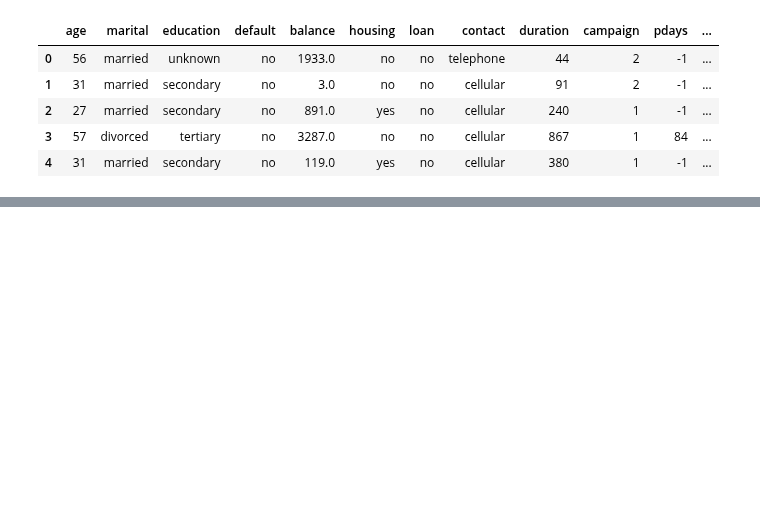
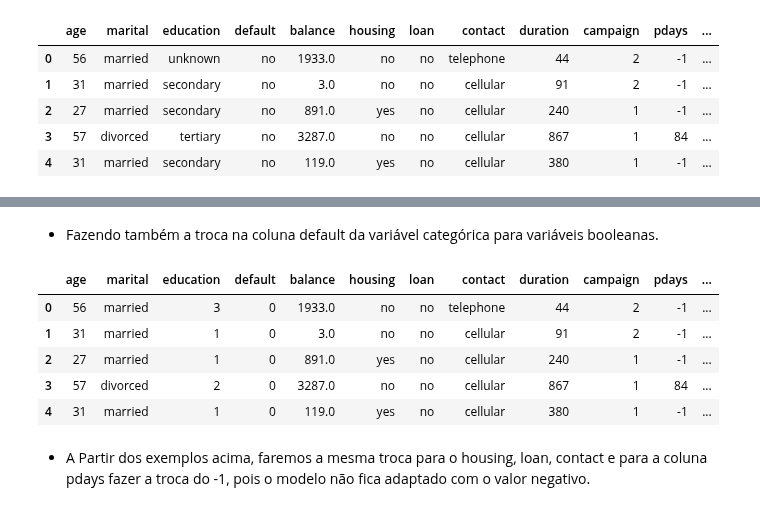
Before and after one commit to AyrtonCossuol/boston-test-dataset-analysis, a Jupyter notebook: mentoria_laborem/Modulo_2/Modulo_2.ipynb, the cells around one changed output, grey strips where cells are left out. Saved outputs shown, nothing was run; the diff lists cells and outputs as text; code cells hidden in the pictures; blank space fills up the shorter version.

Commit message:
:hammer:  treatment for creating the model is finalized

```diff
--- a/mentoria_laborem/Modulo_2/Modulo_2.ipynb
+++ b/mentoria_laborem/Modulo_2/Modulo_2.ipynb
@@ -440,0 +462,16 @@ data_treino.head()
+# %%
+data_treino.loc[(data_treino.default == 'yes'), 'default'] = 1
+data_treino.loc[(data_treino.default == 'no'), 'default'] = 0
+# %% [markdown]
+- Fazendo também a troca na coluna default da variável categórica para variáveis booleanas.
+# %%
+data_treino.head()
+# %% [output]
+|  | age | marital | education | default | balance | housing | loan | contact | duration | campaign | pdays | ... |
+| 0 | 56 | married | 3 | 0 | 1933.0 | no | no | telephone | 44 | 2 | -1 | ... |
+| 1 | 31 | married | 1 | 0 | 3.0 | no | no | cellular | 91 | 2 | -1 | ... |
+| 2 | 27 | married | 1 | 0 | 891.0 | yes | no | cellular | 240 | 1 | -1 | ... |
+| 3 | 57 | divorced | 2 | 0 | 3287.0 | no | no | cellular | 867 | 1 | 84 | ... |
+| 4 | 31 | married | 1 | 0 | 119.0 | yes | no | cellular | 380 | 1 | -1 | ... |
+# %% [markdown]
+- A Partir dos exemplos acima, faremos a mesma troca para o housing, loan, contact e para a coluna pdays fazer a troca do -1, pois o modelo não fica adaptado com o valor negativo.
```
Also changed, not shown: parts of 36 cells of this notebook.
